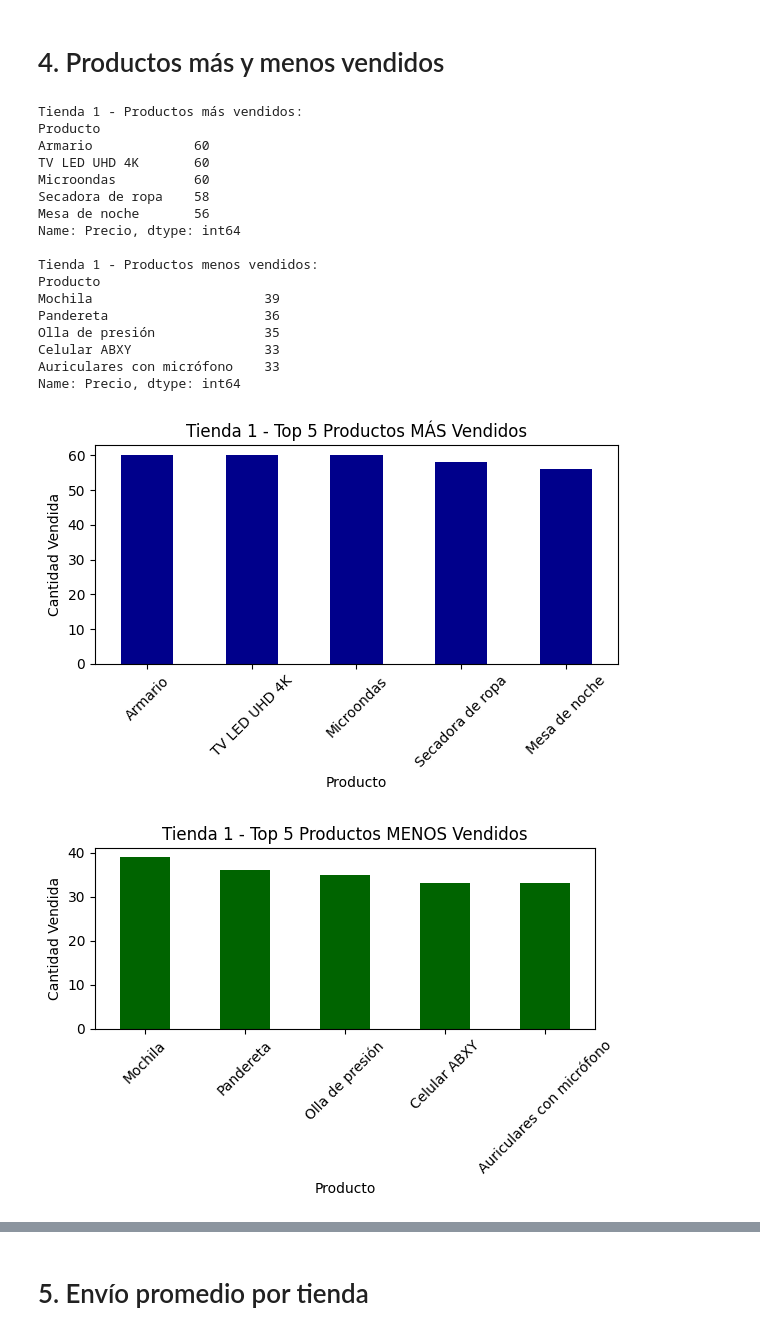
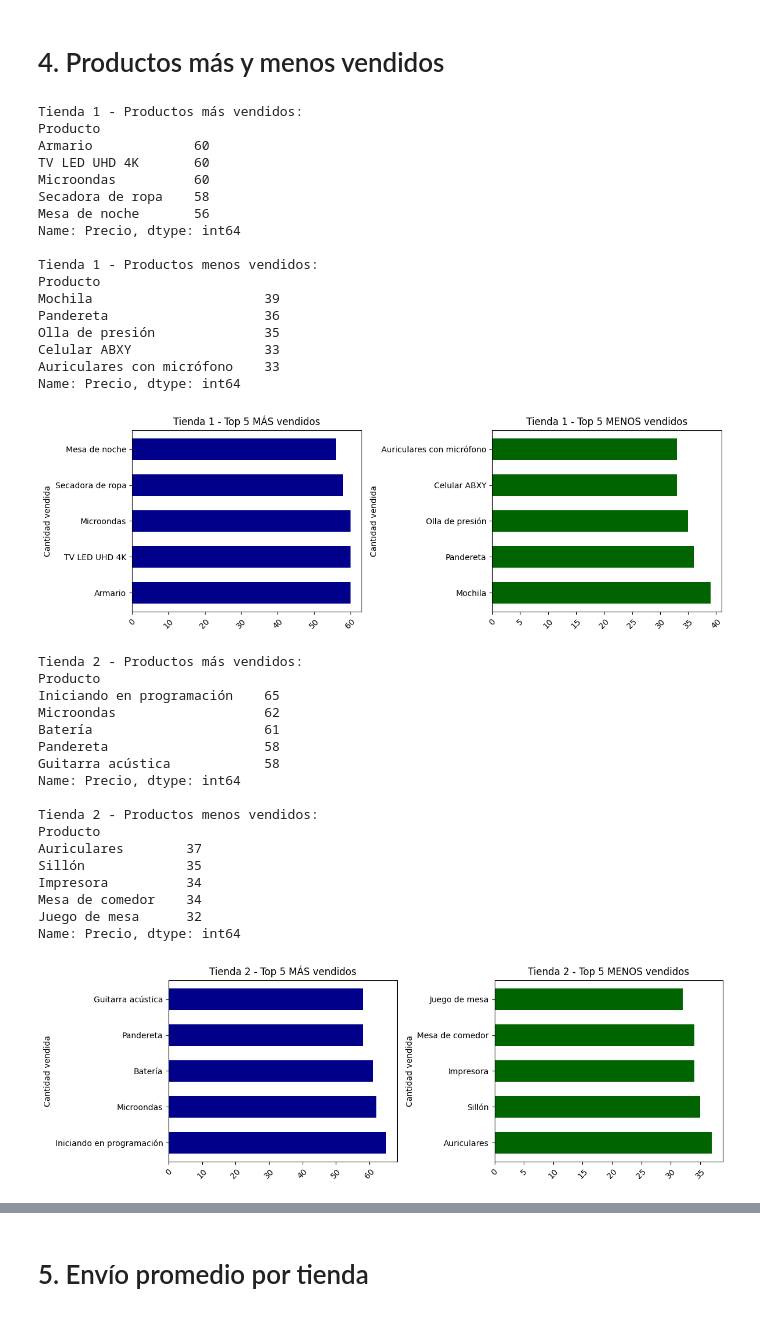
Before and after one commit to Nataliahfk/Challenge_Venta_Sucursales, a Jupyter notebook: AluraStoreLatam.ipynb, the cells around one changed output, grey strips where cells are left out. Drawn from its saved outputs; the diff is of its cells as text; code cells hidden in the pictures.

```diff
--- a/AluraStoreLatam.ipynb
+++ b/AluraStoreLatam.ipynb
@@ -199,46 +199,62 @@ def productos_mas_menos_vendidos(df, tienda_num):
     print(f"\nTienda {tienda_num} - Productos menos vendidos: ")
     print(menos_vendidos)
 
-    # Crear gráfico de más vendidos
-    plt.figure(figsize=(6, 4))
-    mas_vendidos.plot(kind="bar", color="darkblue")
-    plt.title(f"Tienda {tienda_num} - Top 5 Productos MÁS Vendidos")
-    plt.ylabel("Cantidad Vendida")
-    plt.xticks(rotation=45)
-    plt.tight_layout()
-    plt.show()
+    # Crear subplots lado a lado
+    fig, axs = plt.subplots(1, 2, figsize=(12,4))
 
-    # Crear gráfico de menos vendidos
-    plt.figure(figsize=(6, 4))
-    menos_vendidos.plot(kind="bar", color="darkgreen")
-    plt.title(f"Tienda {tienda_num} - Top 5 Productos MENOS Vendidos")
-    plt.ylabel("Cantidad Vendida")
-    plt.xticks(rotation=45)
+    axs[0].barh(mas_vendidos.index, mas_vendidos.values, color="darkblue", height=0.6)
+    axs[0].set_title(f"Tienda {tienda_num} - Top 5 MÁS vendidos")
+    axs[0].set_ylabel("Cantidad vendida")
+    axs[0].tick_params(axis='x', rotation=45)
+
+    # Gráfico de menos vendidos
+    axs[1].barh(menos_vendidos.index, menos_vendidos.values, color="darkgreen", height=0.6)
+    axs[1].set_title(f"Tienda {tienda_num} - Top 5 MENOS vendidos")
+    axs[1].set_ylabel("Cantidad vendida")
+    axs[1].tick_params(axis='x', rotation=45)
+
     plt.tight_layout()
     plt.show()
 
 # Llamar a la función para cada tienda
 productos_mas_menos_vendidos(tienda1, 1)
 productos_mas_menos_vendidos(tienda2, 2)
 productos_mas_menos_vendidos(tienda3, 3)
 productos_mas_menos_vendidos(tienda4, 4)
 # %% [output]
 Tienda 1 - Productos más vendidos:
 Producto
 Armario             60
 TV LED UHD 4K       60
 Microondas          60
 Secadora de ropa    58
 Mesa de noche       56
 Name: Precio, dtype: int64
 
 Tienda 1 - Productos menos vendidos:
 Producto
 Mochila                      39
 Pandereta                    36
 Olla de presión              35
 Celular ABXY                 33
 Auriculares con micrófono    33
 Name: Precio, dtype: int64
-[figure, old version]
+[figure, new version]
+Tienda 2 - Productos más vendidos:
+Producto
+Iniciando en programación    65
+Microondas                   62
+Batería                      61
+Pandereta                    58
+Guitarra acústica            58
+Name: Precio, dtype: int64
+
+Tienda 2 - Productos menos vendidos:
+Producto
+Auriculares        37
+Sillón             35
+Impresora          34
+Mesa de comedor    34
+Juego de mesa      32
+Name: Precio, dtype: int64
-[figure, old version]
+[figure, new version]
```
Also changed, not shown: parts of 17 cells of this notebook.
